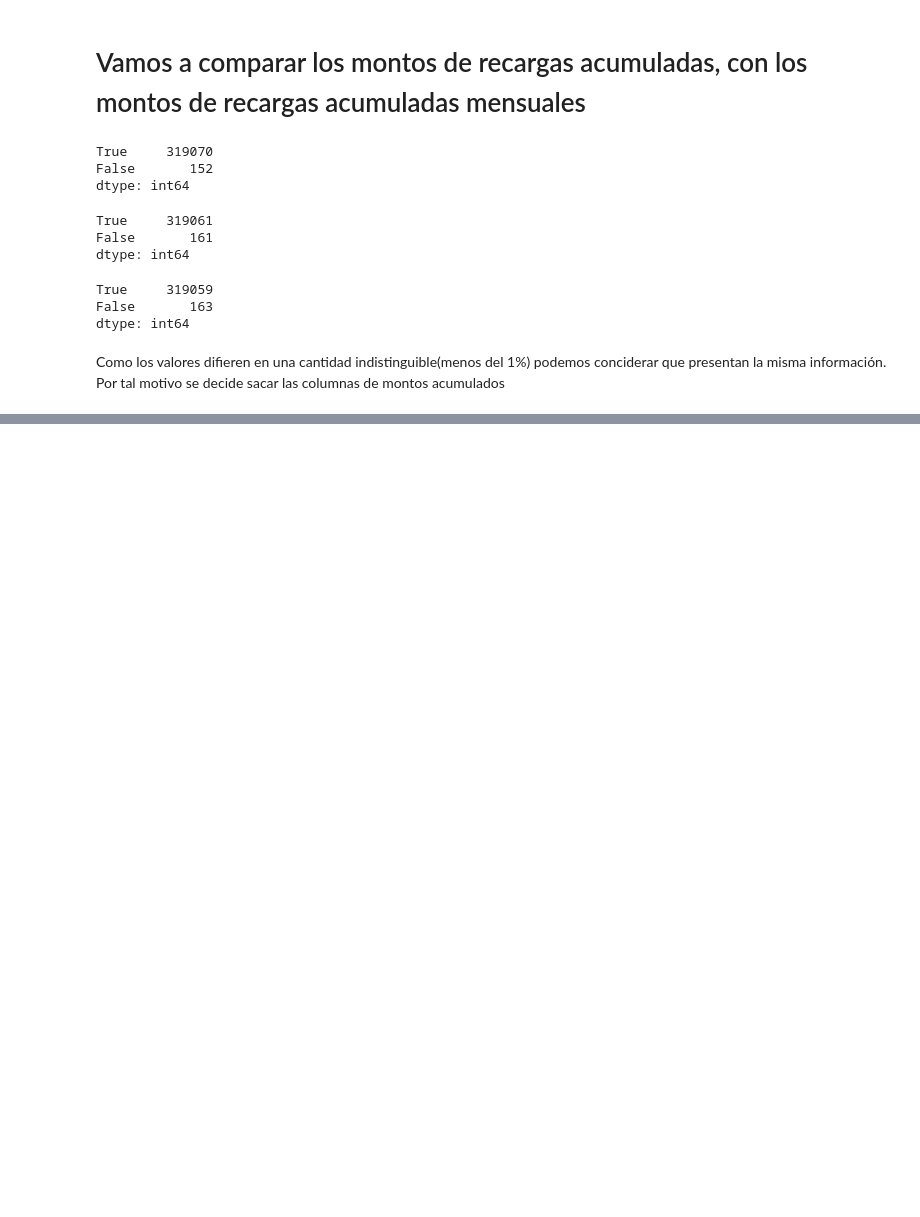
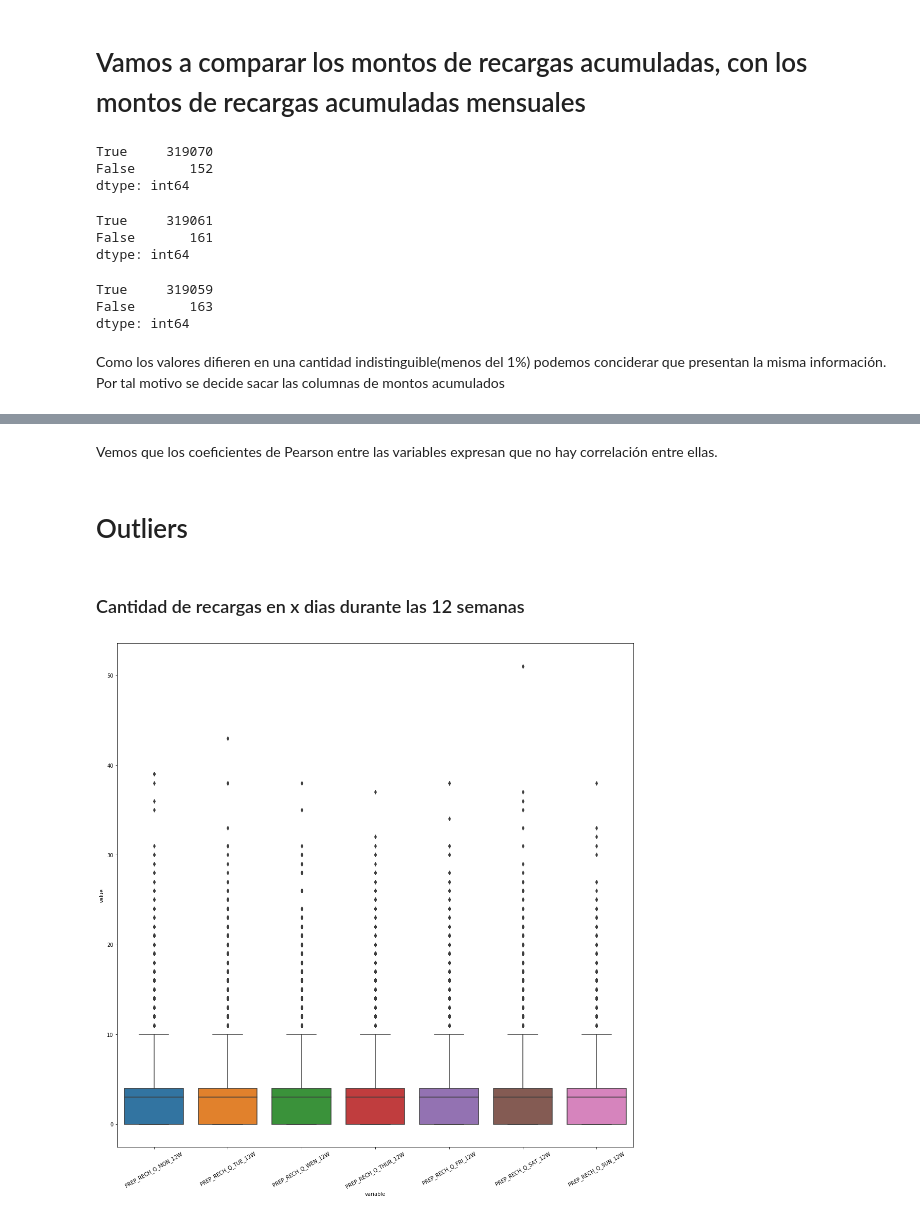
Before and after one commit to maurigarcia88/DiploDataScienceG7, a Jupyter notebook: Nicolas/Caso1.ipynb, the cells around one changed output, grey strips where cells are left out. Drawn from its saved outputs; the diff is of its cells as text; code cells hidden in the pictures; blank space fills up the shorter version.

```diff
--- a/Nicolas/Caso1.ipynb
+++ b/Nicolas/Caso1.ipynb
@@ -374,0 +439,3 @@ fulldata.drop(columns=[x for x in fulldata.columns if 'PREP_RECH_AMT_X' in x],in
+# %%
+Cant_rec_en_dias= Recargas[[x for x in Recargas.columns if 'PREP_RECH_Q' in x]]
+Cant_rec_en_dias.describe()
@@ -374,0 +496,12 @@ fulldata.drop(columns=[x for x in fulldata.columns if 'PREP_RECH_AMT_X' in x],in
+# %% [markdown]
+Vemos que los coeficientes de Pearson entre las variables expresan que no hay correlación entre ellas.
+# %% [markdown]
+# Outliers
+# %% [markdown]
+### Cantidad de recargas en x dias durante las 12 semanas
+# %%
+plt.figure(figsize=(18,18))
+ax = sns.boxplot(x="variable", y="value", data=pd.melt(Cant_rec_en_dias))
+ax = ax.set_xticklabels(ax.get_xticklabels(),rotation=30)
+# %% [output]
+[figure, added]
```
Also changed, not shown: parts of 60 cells of this notebook.
